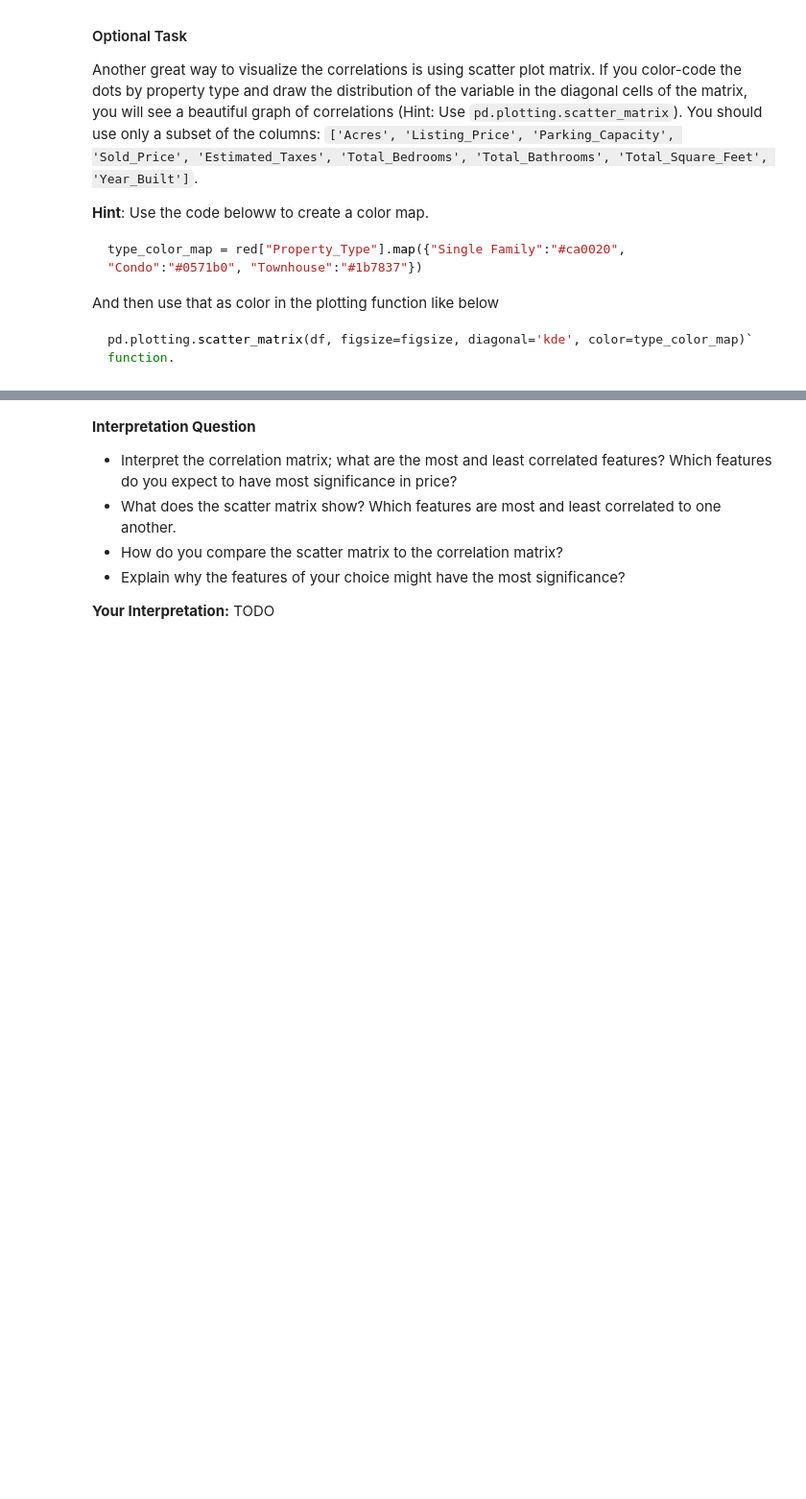
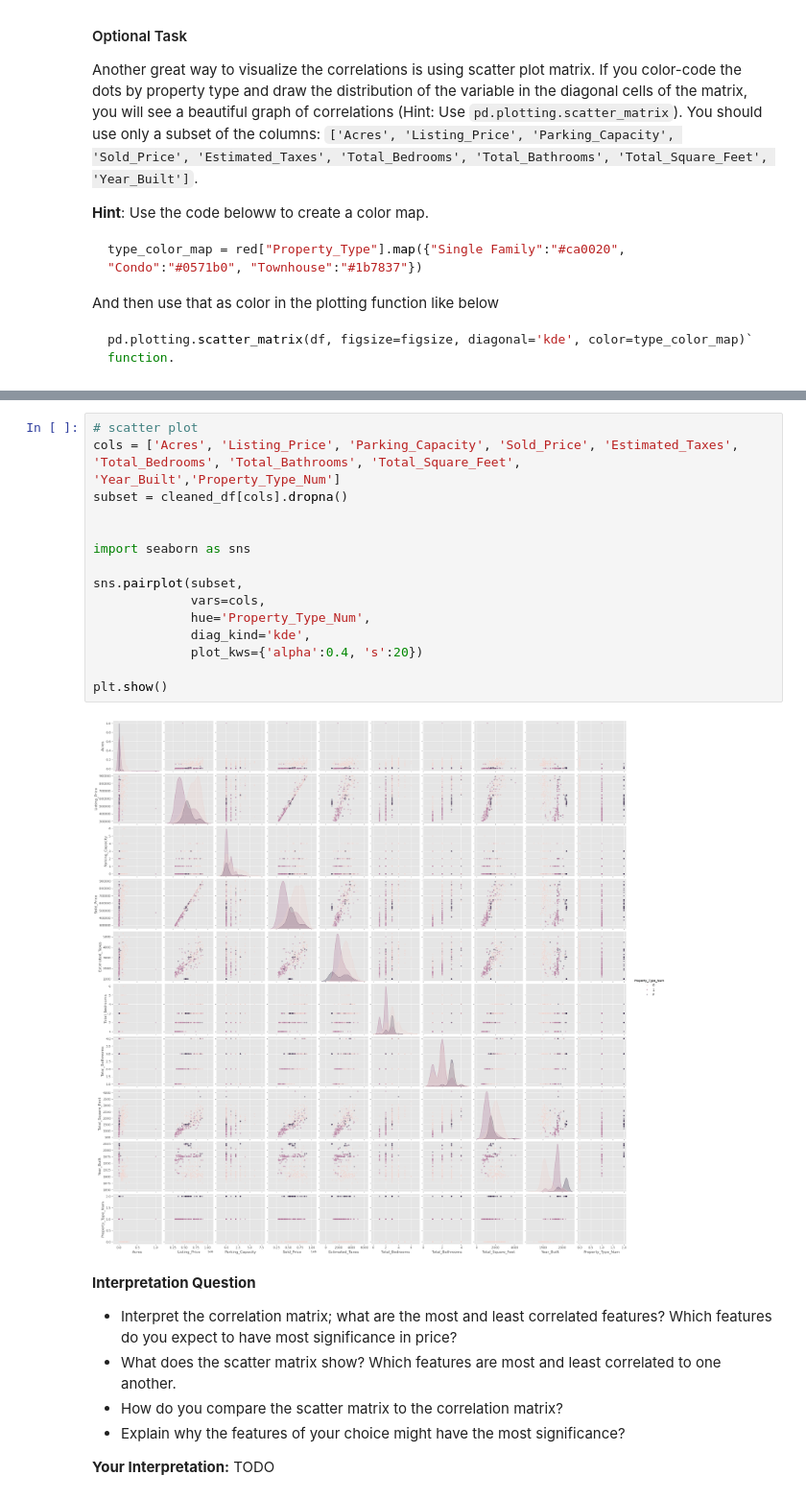
Before and after one commit to Yichun0/2026-datascience-homework, a Jupyter notebook: HW5/HW5.ipynb, the cells around one changed output, grey strips where cells are left out. Shown at 96% size. Saved outputs shown, nothing was run; the diff lists cells and outputs as text; blank space fills up the shorter version.

```diff
--- a/HW5/HW5.ipynb
+++ b/HW5/HW5.ipynb
@@ -104,3 +286,20 @@ pd.plotting.scatter_matrix(df, figsize=figsize, diagonal='kde', color=type_color
+# %%
+# scatter plot
+cols = ['Acres', 'Listing_Price', 'Parking_Capacity', 'Sold_Price', 'Estimated_Taxes', 'Total_Bedrooms', 'Total_Bathrooms', 'Total_Square_Feet', 'Year_Built','Property_Type_Num']
+subset = cleaned_df[cols].dropna()
+
+
+import seaborn as sns
+
+sns.pairplot(subset,
+             vars=cols,
+             hue='Property_Type_Num',
+             diag_kind='kde',
+             plot_kws={'alpha':0.4, 's':20})
+
+plt.show()
+# %% [output]
+[figure, added]
 # %% [markdown]
 **Interpretation Question**
 - Interpret the correlation matrix; what are the most and least correlated features? Which features do you expect to have most significance in price?
```
Also changed, not shown: parts of 46 cells of this notebook.
